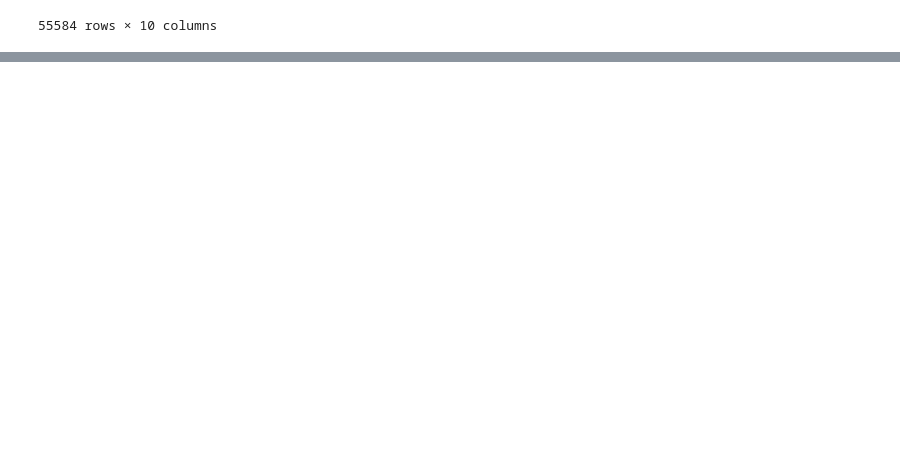
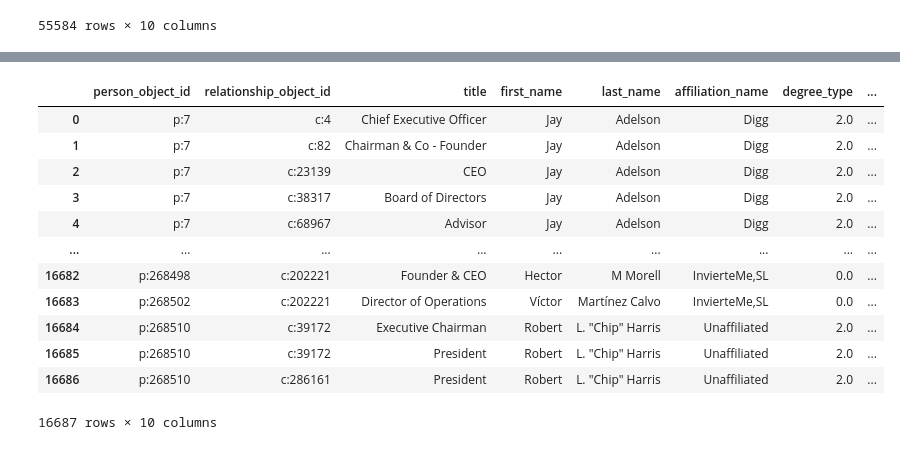
Before and after one commit to PaulIsenberg/FWIP_Venture, a Jupyter notebook: US Offices.ipynb, the cells around one changed output, grey strips where cells are left out. Saved outputs shown, nothing was run; the diff lists cells and outputs as text; code cells hidden in the pictures; blank space fills up the shorter version.

```diff
--- a/US Offices.ipynb
+++ b/US Offices.ipynb
@@ -120,0 +143,17 @@ usa_office
+# %%
+pdr = pd.read_csv(path +'new_degrees.csv', index_col=0)
+pdr
+# %% [output]
+|  | person_object_id | relationship_object_id | title | first_name | last_name | affiliation_name | degree_type | ... |
+| 0 | p:7 | c:4 | Chief Executive Officer | Jay | Adelson | Digg | 2.0 | ... |
+| 1 | p:7 | c:82 | Chairman & Co - Founder | Jay | Adelson | Digg | 2.0 | ... |
+| 2 | p:7 | c:23139 | CEO | Jay | Adelson | Digg | 2.0 | ... |
+| 3 | p:7 | c:38317 | Board of Directors | Jay | Adelson | Digg | 2.0 | ... |
+| 4 | p:7 | c:68967 | Advisor | Jay | Adelson | Digg | 2.0 | ... |
+| ... | ... | ... | ... | ... | ... | ... | ... | ... |
+| 16682 | p:268498 | c:202221 | Founder & CEO | Hector | M Morell | InvierteMe,SL | 0.0 | ... |
+| 16683 | p:268502 | c:202221 | Director of Operations | Víctor | Martínez Calvo | InvierteMe,SL | 0.0 | ... |
+| 16684 | p:268510 | c:39172 | Executive Chairman | Robert | L. "Chip" Harris | Unaffiliated | 2.0 | ... |
+| 16685 | p:268510 | c:39172 | President | Robert | L. "Chip" Harris | Unaffiliated | 2.0 | ... |
+| 16686 | p:268510 | c:286161 | President | Robert | L. "Chip" Harris | Unaffiliated | 2.0 | ... |
+16687 rows × 10 columns
```
Also changed, not shown: parts of 9 cells of this notebook, 2 other files.
